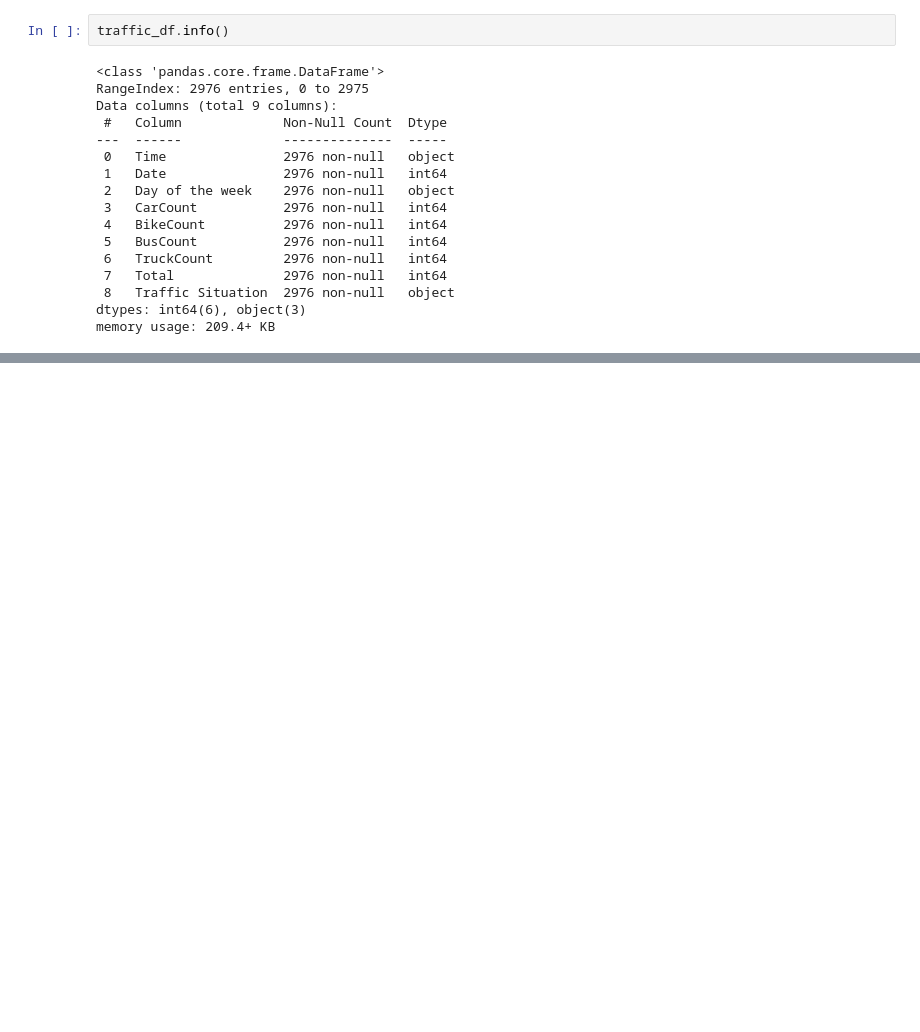
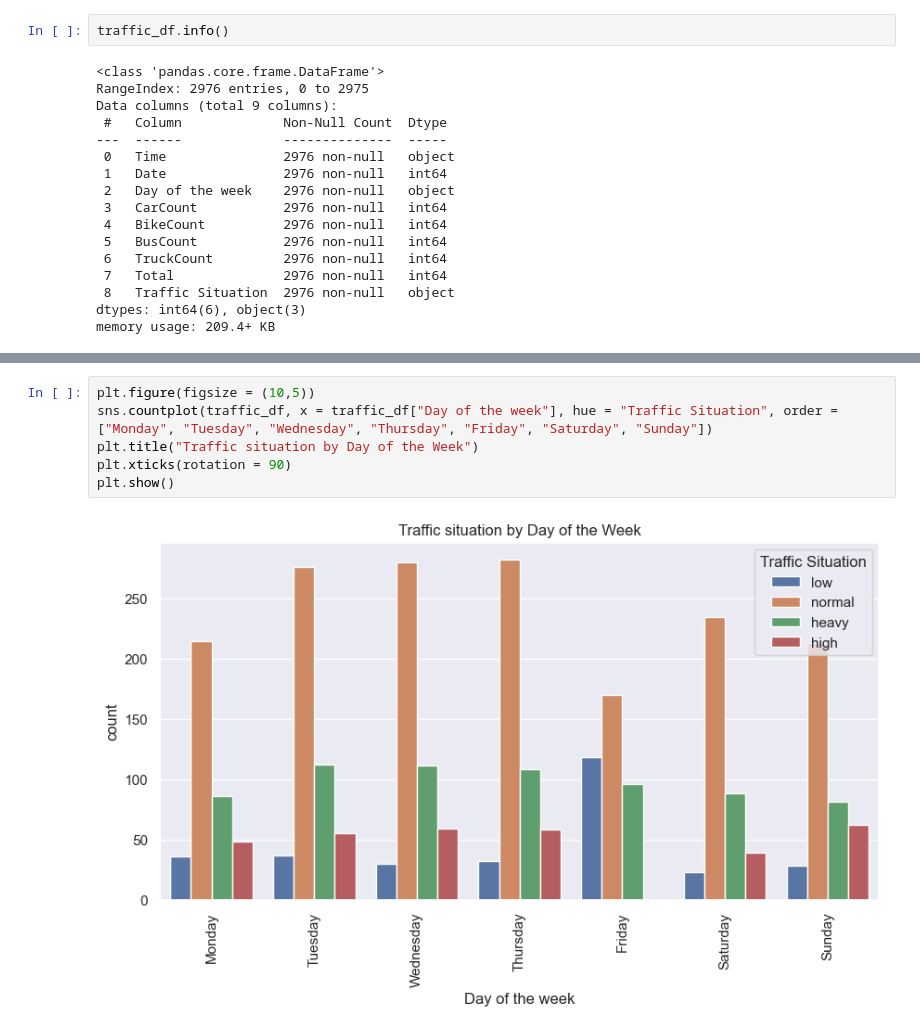
Before and after one commit to Kazeem-Bello/Traffic-Analysis, a Jupyter notebook: assignment.ipynb, the cells around one changed output, grey strips where cells are left out. Drawn from its saved outputs; the diff is of its cells as text; blank space fills up the shorter version.

```diff
--- a/assignment.ipynb
+++ b/assignment.ipynb
@@ -37,0 +129,8 @@ another = pd.read_csv("Traffic.csv")
+# %%
+plt.figure(figsize = (10,5))
+sns.countplot(traffic_df, x = traffic_df["Day of the week"], hue = "Traffic Situation", order = ["Monday", "Tuesday", "Wednesday", "Thursday", "Friday", "Saturday", "Sunday"])
+plt.title("Traffic situation by Day of the Week")
+plt.xticks(rotation = 90)
+plt.show()
+# %% [output]
+[figure, added]
```
Also changed, not shown: parts of 19 cells of this notebook.
